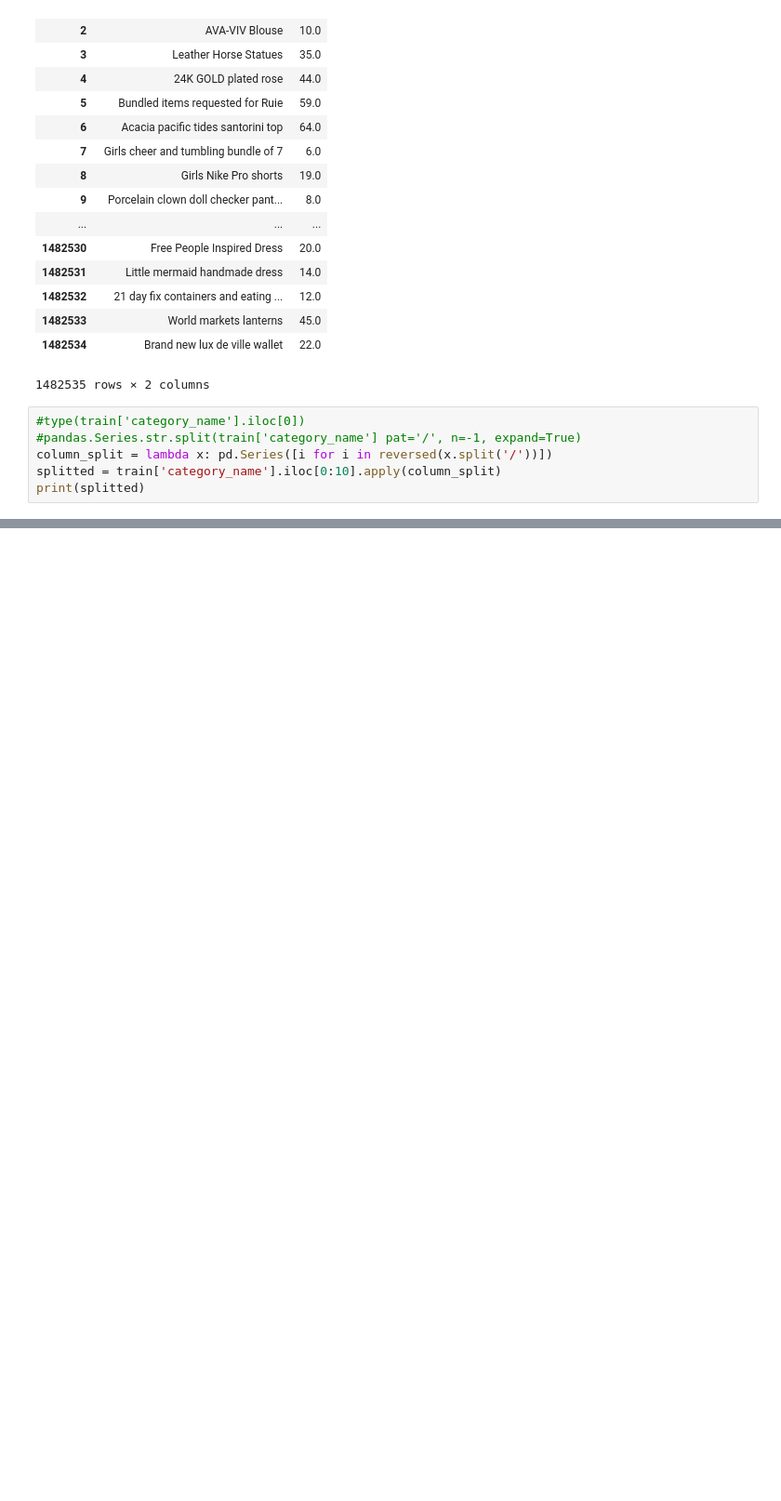
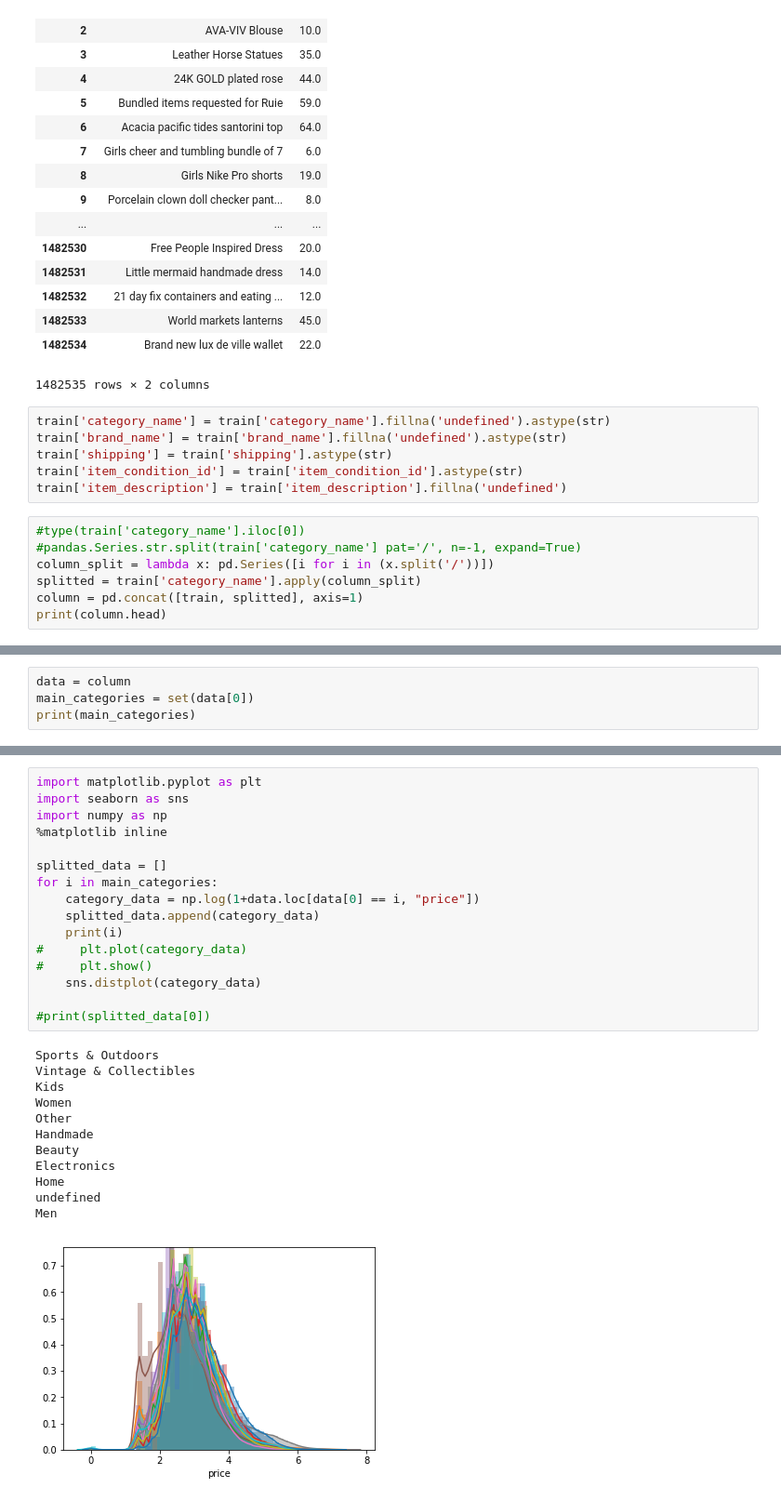
Before and after one commit to ClaartjeBarkhof/Leren-Beslissen, a Jupyter notebook: visualisatie.ipynb, the cells around one changed output, grey strips where cells are left out. Shown: that part at 93% size. Cells and saved outputs as stored; diff of their text form; blank space fills up the shorter version.

Commit message:
visualisatie

```diff
--- a/visualisatie.ipynb
+++ b/visualisatie.ipynb
@@ -79,10 +79,17 @@ column
 | 1482533 | World markets lanterns | 45.0 |
 | 1482534 | Brand new lux de ville wallet | 22.0 |
 1482535 rows × 2 columns
+# %%
+train['category_name'] = train['category_name'].fillna('undefined').astype(str)
+train['brand_name'] = train['brand_name'].fillna('undefined').astype(str)
+train['shipping'] = train['shipping'].astype(str)
+train['item_condition_id'] = train['item_condition_id'].astype(str)
+train['item_description'] = train['item_description'].fillna('undefined')
 # %%
 #type(train['category_name'].iloc[0])
 #pandas.Series.str.split(train['category_name'] pat='/', n=-1, expand=True)
-column_split = lambda x: pd.Series([i for i in reversed(x.split('/'))])
-splitted = train['category_name'].iloc[0:10].apply(column_split)
-print(splitted)
+column_split = lambda x: pd.Series([i for i in (x.split('/'))])
+splitted = train['category_name'].apply(column_split)
+column = pd.concat([train, splitted], axis=1)
+print(column.head)
 # %% [output]
@@ -99,0 +113,4 @@ print(splitted)
+# %%
+data = column
+main_categories = set(data[0])
+print(main_categories)
@@ -99,0 +130,29 @@ print(splitted)
+# %%
+import matplotlib.pyplot as plt
+import seaborn as sns
+import numpy as np
+%matplotlib inline
+
+splitted_data = []
+for i in main_categories:
+    category_data = np.log(1+data.loc[data[0] == i, "price"])
+    splitted_data.append(category_data)
+    print(i)
+#     plt.plot(category_data)
+#     plt.show()
+    sns.distplot(category_data)
+
+#print(splitted_data[0])
+# %% [output]
+Sports & Outdoors
+Vintage & Collectibles
+Kids
+Women
+Other
+Handmade
+Beauty
+Electronics
+Home
+undefined
+Men
+[figure, added]
```
Also changed, not shown: parts of 6 cells of this notebook.
